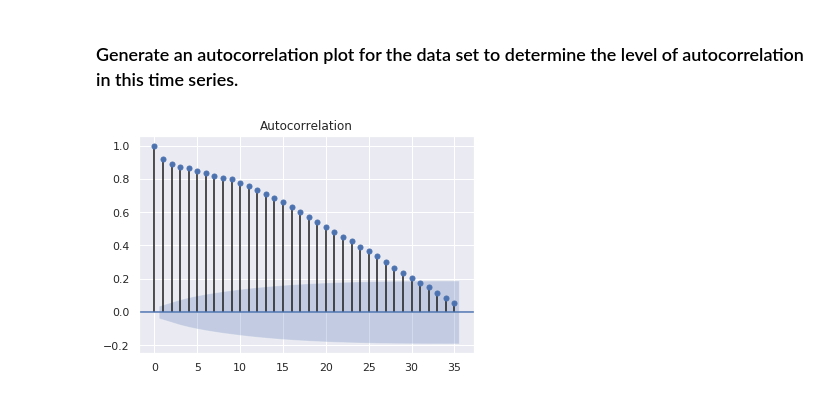
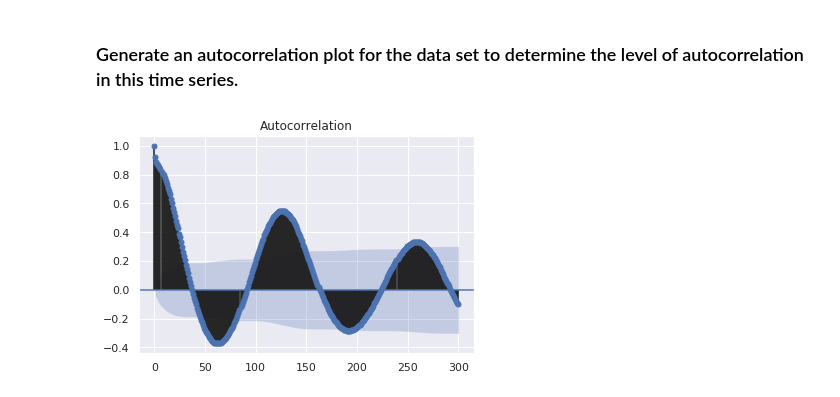
Before and after one commit to thinkful-dsi-axolotl/student_pair_work, a Jupyter notebook: farooq_christy_brian/Time_Series_Day_3_Morning_Assignment.ipynb, the cells around one changed output. Saved outputs shown, nothing was run; the diff lists cells and outputs as text; code cells hidden in the pictures.

```diff
--- a/farooq_christy_brian/Time_Series_Day_3_Morning_Assignment.ipynb
+++ b/farooq_christy_brian/Time_Series_Day_3_Morning_Assignment.ipynb
@@ -194,6 +194,6 @@ dtype: float64
 ### Generate an autocorrelation plot for the data set to determine the level of autocorrelation in this time series.
 # %%
 from statsmodels.graphics.tsaplots import plot_acf
-fig = plot_acf(df['Sunspots'])
+fig = plot_acf(df['Sunspots'], lags=300)
 # %% [output]
-[figure, old version]
+[figure, new version]
```
Also changed, not shown: parts of 2 cells of this notebook.
